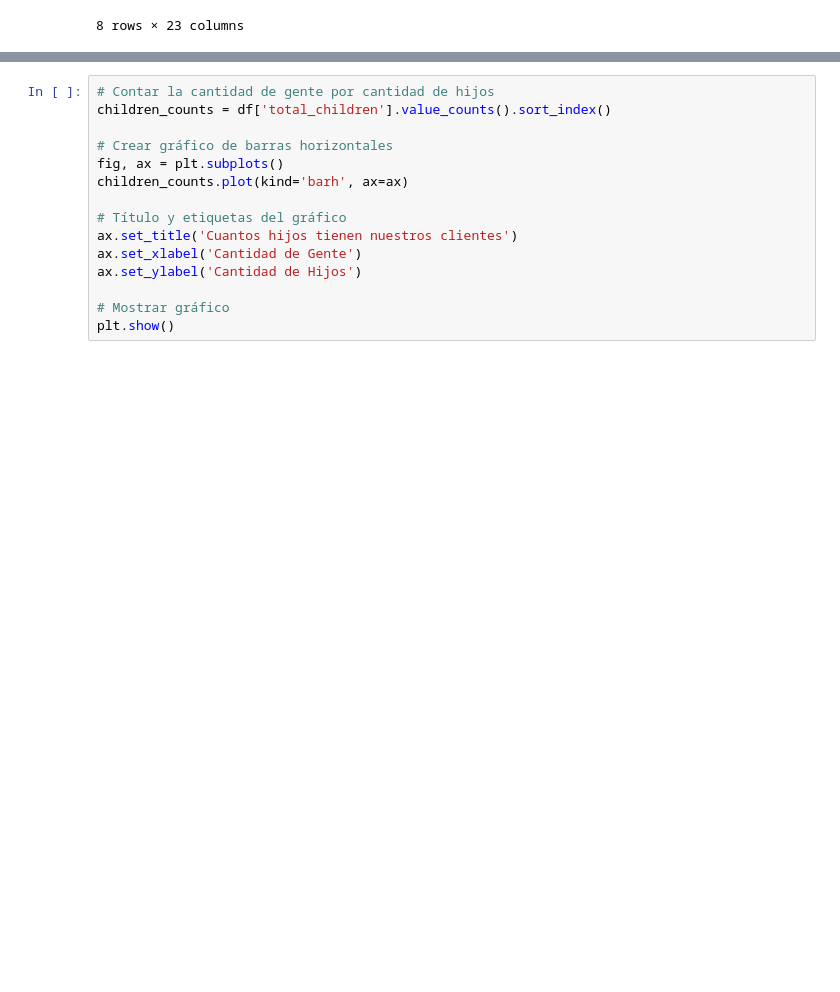
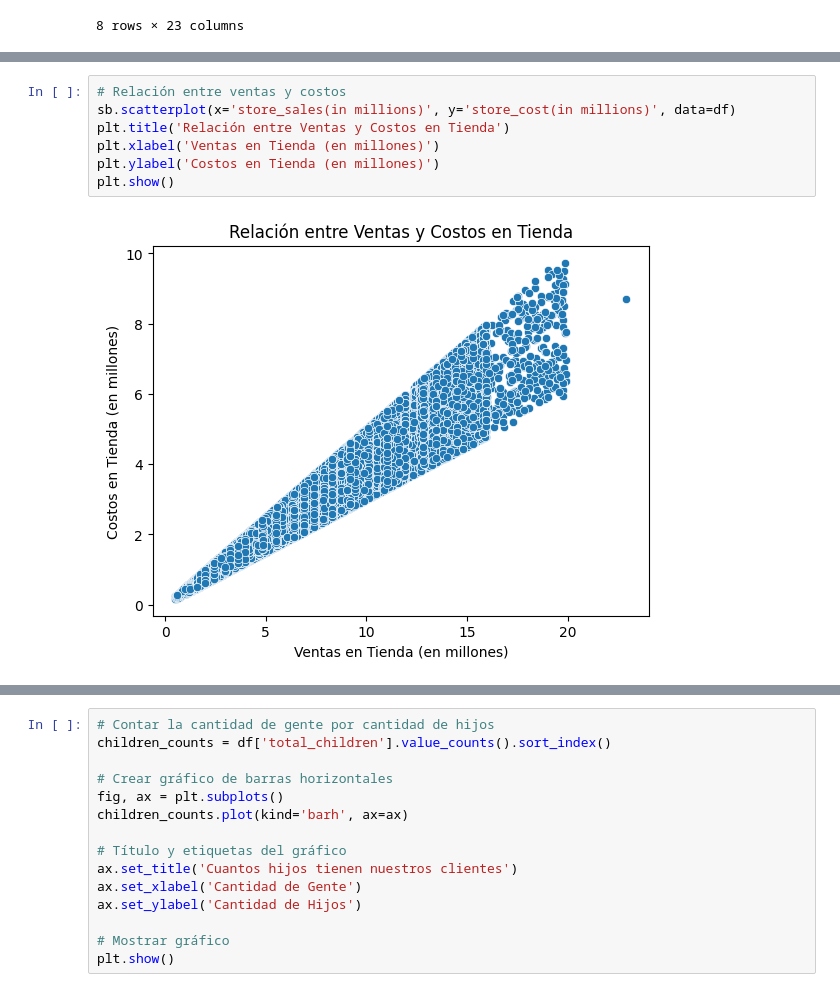
Before and after one commit to Apolo073/CODER_Cienciadedatos, a Jupyter notebook: Comportamiento_Compra+Stein_2.ipynb, the cells around one changed output, grey strips where cells are left out. Drawn from its saved outputs; the diff is of its cells as text; blank space fills up the shorter version.

```diff
--- a/Comportamiento_Compra+Stein_2.ipynb
+++ b/Comportamiento_Compra+Stein_2.ipynb
@@ -134,0 +172,9 @@ plt.show()
+# %%
+# Relación entre ventas y costos
+sb.scatterplot(x='store_sales(in millions)', y='store_cost(in millions)', data=df)
+plt.title('Relación entre Ventas y Costos en Tienda')
+plt.xlabel('Ventas en Tienda (en millones)')
+plt.ylabel('Costos en Tienda (en millones)')
+plt.show()
+# %% [output]
+[figure, added]
```
Also changed, not shown: parts of 34 cells of this notebook.
